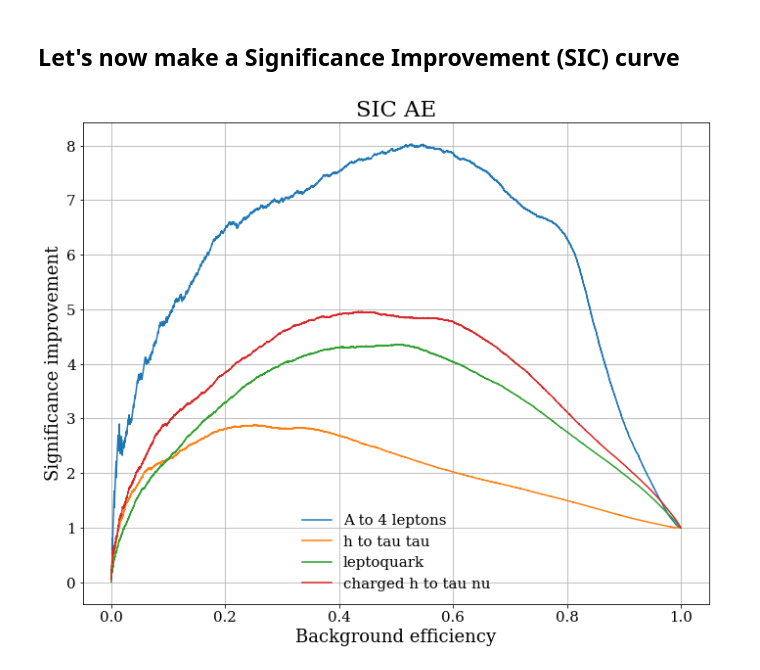
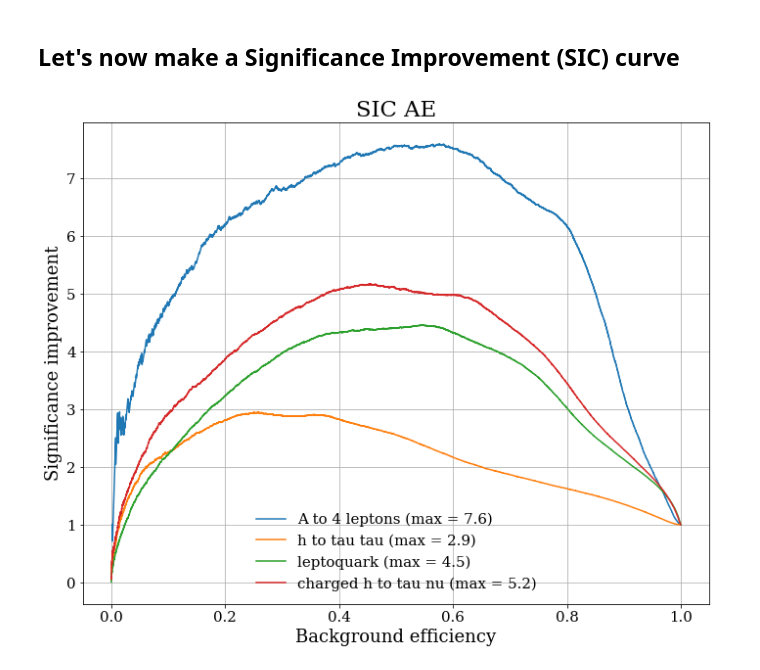
Before and after one commit to ViniciusMikuni/ADC2021-examplecode, a Jupyter notebook: Convolutional_AE.ipynb, the cells around one changed output. Cells and saved outputs as stored; diff of their text form; code cells hidden in the pictures.

```diff
--- a/Convolutional_AE.ipynb
+++ b/Convolutional_AE.ipynb
@@ -49,25 +59,24 @@ print(X_train.shape)
 # %%
 image_shape = (19,3,1)
 latent_dimension = 8
-num_nodes=[16,8]
+num_node=10
+activation = "swish"
 # %%
 #encoder
 input_encoder = Input(shape=(image_shape))
-x = Conv2D(10, kernel_size=(3, 3),
-         use_bias=False, padding='same',activation='swish')(input_encoder)
+x = Conv2D(num_node, kernel_size=(3, 3),
+         use_bias=False, padding='same',activation=activation)(input_encoder)
 x = AveragePooling2D(pool_size = (2, 1))(x)
 x = Flatten()(x)
 enc = Dense(latent_dimension,activation='relu')(x)
 encoder = Model(inputs=input_encoder, outputs=enc)
 #decoder
-x = Dense(270)(enc)
-x = Activation('relu')(x)
-x = Reshape((9,3,10))(x)
+x = Dense(num_node*9*3,activation=activation)(enc)
+x = Reshape((9,3,num_node))(x)
 x = UpSampling2D((2, 1))(x)
 x = ZeroPadding2D(((1, 0),(0,0)))(x)
 dec = Conv2D(1, kernel_size=(3,3), use_bias=False,padding='same',activation='linear')(x)
-#x = BatchNormalization()(x)
-#dec = Activation('relu')(x)
+
 
 autoencoder = Model(inputs=input_encoder, outputs=dec)
 autoencoder.summary()
@@ -131,5 +140,5 @@ save_model(model_directory+model_name, autoencoder)
 # %% [markdown]
 ## Let's take a look at the background reconstruction
 # %%
-bkg_prediction = autoencoder.predict(X_test)
+bkg_prediction = autoencoder.predict(X_test,batch_size=1000)
 # %% [output]
@@ -159,6 +168,6 @@ for i, label in enumerate(signal_labels):
 signal_results = []
 
 for i, label in enumerate(signal_labels):
-    signal_prediction = autoencoder.predict(signal_data[i].reshape(-1,19,3,1))
+    signal_prediction = autoencoder.predict(signal_data[i].reshape(-1,19,3,1),batch_size=1000)
     signal_results.append([label, signal_data[i], signal_prediction]) # save [label, true, prediction] for signal
 # %% [output]
@@ -242,23 +251,23 @@ plt.show()
 # %%
 target_background = np.zeros(total_loss[0].shape[0])
 
 plt.figure(figsize=(10,8))
 for i, label in enumerate(labels):
     if i == 0: continue # background events
 
     trueVal = np.concatenate((np.ones(total_loss[i].shape[0]), target_background)) # anomaly=1, bkg=0
     predVal_loss = np.concatenate((total_loss[i], total_loss[0]))
 
     fpr_loss, tpr_loss, threshold_loss = roc_curve(trueVal, predVal_loss)
-    plt.plot(tpr_loss,np.ma.divide(tpr_loss,np.sqrt(fpr_loss)), "-", label='%s'%(label), linewidth=1.5)
+    plt.plot(tpr_loss,np.ma.divide(tpr_loss,np.sqrt(fpr_loss)), "-", label='%s (max = %.1f)'%(label,np.max(np.ma.divide(tpr_loss,np.sqrt(fpr_loss)))), linewidth=1.5)
 
 
     plt.ylabel("Significance improvement")
     plt.xlabel("Background efficiency")
     plt.legend(loc='best')
     plt.grid(True)
     plt.tight_layout()
 plt.title("SIC AE")
 plt.show()
 # %% [output]
-[figure, old version]
+[figure, new version]
```
Also changed, not shown: parts of 10 cells of this notebook, 1 other file.
